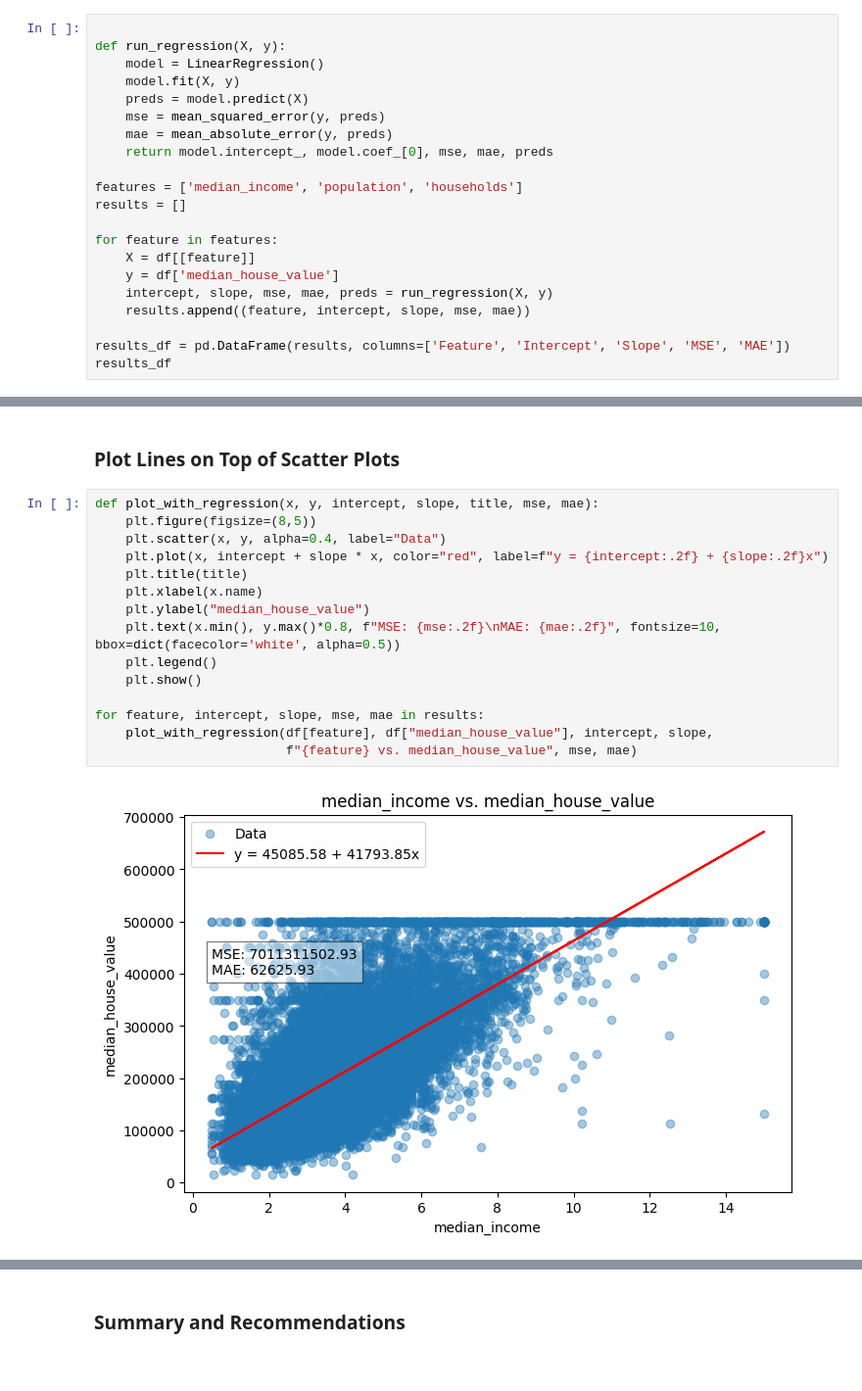
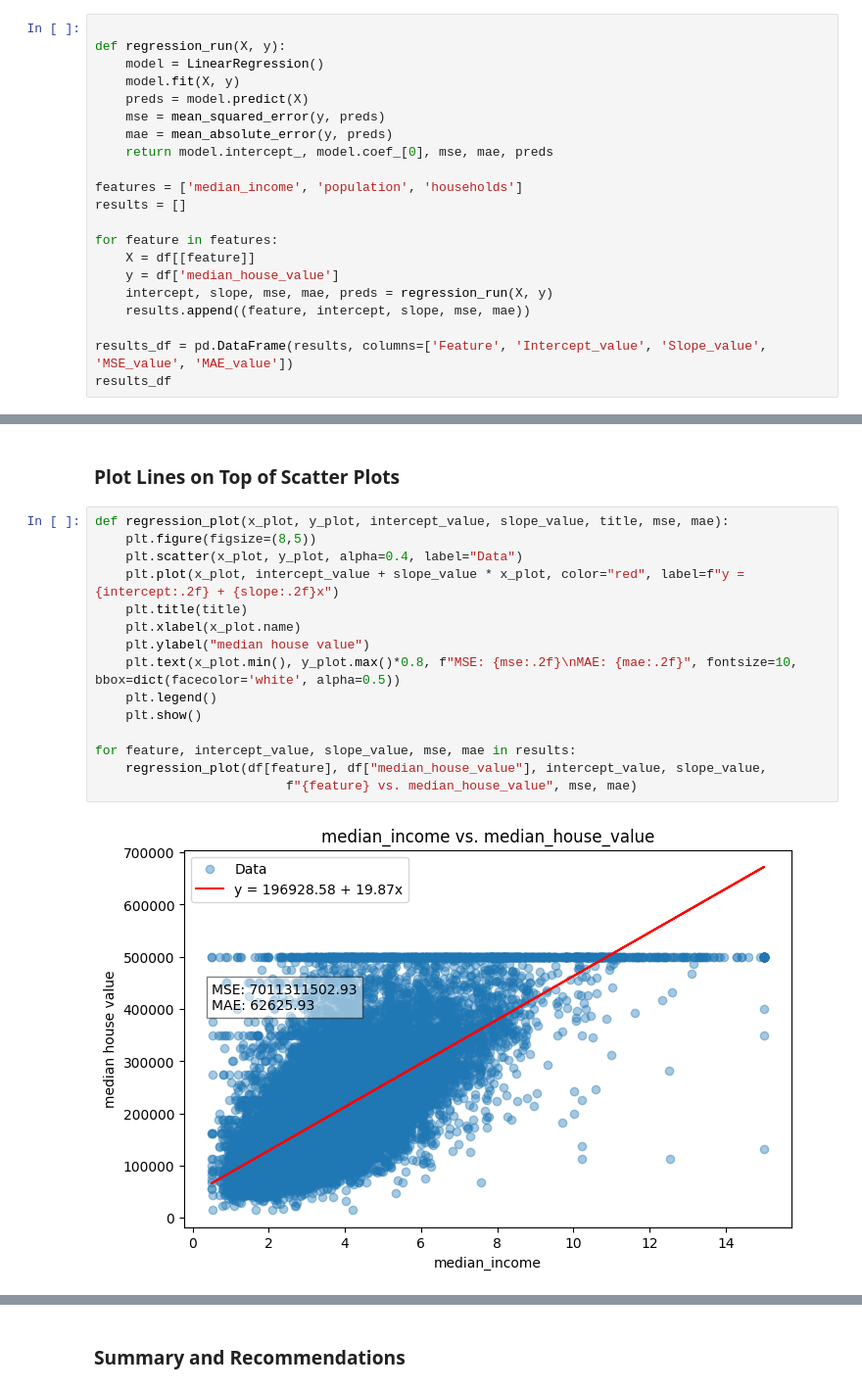
Before and after one commit to nikitha2002-bot/Practical-Lab-1--Kumari-Nikitha-Singh---9053016, a Jupyter notebook: Pricingdataset.ipynb, the cells around one changed output, grey strips where cells are left out. Shown: that part at 98% size. Drawn from its saved outputs; the diff is of its cells as text.

```diff
--- a/Pricingdataset.ipynb
+++ b/Pricingdataset.ipynb
@@ -74,7 +74,7 @@ plt.show()
 #### Linear Regression Modeling
 # %%
 
-def run_regression(X, y):
+def regression_run(X, y):
     model = LinearRegression()
     model.fit(X, y)
     preds = model.predict(X)
@@ -88,9 +88,9 @@ results = []
 for feature in features:
     X = df[[feature]]
     y = df['median_house_value']
-    intercept, slope, mse, mae, preds = run_regression(X, y)
+    intercept, slope, mse, mae, preds = regression_run(X, y)
     results.append((feature, intercept, slope, mse, mae))
 
-results_df = pd.DataFrame(results, columns=['Feature', 'Intercept', 'Slope', 'MSE', 'MAE'])
+results_df = pd.DataFrame(results, columns=['Feature', 'Intercept_value', 'Slope_value', 'MSE_value', 'MAE_value'])
 results_df
 # %% [output]
@@ -101,19 +101,19 @@ results_df
 # %% [markdown]
 ### Plot Lines on Top of Scatter Plots
 # %%
-def plot_with_regression(x, y, intercept, slope, title, mse, mae):
+def regression_plot(x_plot, y_plot, intercept_value, slope_value, title, mse, mae):
     plt.figure(figsize=(8,5))
-    plt.scatter(x, y, alpha=0.4, label="Data")
-    plt.plot(x, intercept + slope * x, color="red", label=f"y = {intercept:.2f} + {slope:.2f}x")
+    plt.scatter(x_plot, y_plot, alpha=0.4, label="Data")
+    plt.plot(x_plot, intercept_value + slope_value * x_plot, color="red", label=f"y = {intercept:.2f} + {slope:.2f}x")
     plt.title(title)
-    plt.xlabel(x.name)
-    plt.ylabel("median_house_value")
-    plt.text(x.min(), y.max()*0.8, f"MSE: {mse:.2f}\nMAE: {mae:.2f}", fontsize=10, bbox=dict(facecolor='white', alpha=0.5))
+    plt.xlabel(x_plot.name)
+    plt.ylabel("median house value")
+    plt.text(x_plot.min(), y_plot.max()*0.8, f"MSE: {mse:.2f}\nMAE: {mae:.2f}", fontsize=10, bbox=dict(facecolor='white', alpha=0.5))
     plt.legend()
     plt.show()
 
-for feature, intercept, slope, mse, mae in results:
-    plot_with_regression(df[feature], df["median_house_value"], intercept, slope,
+for feature, intercept_value, slope_value, mse, mae in results:
+    regression_plot(df[feature], df["median_house_value"], intercept_value, slope_value,
                          f"{feature} vs. median_house_value", mse, mae)
 # %% [output]
-[figure, old version]
+[figure, new version]
```
Also changed, not shown: parts of 2 cells of this notebook.
